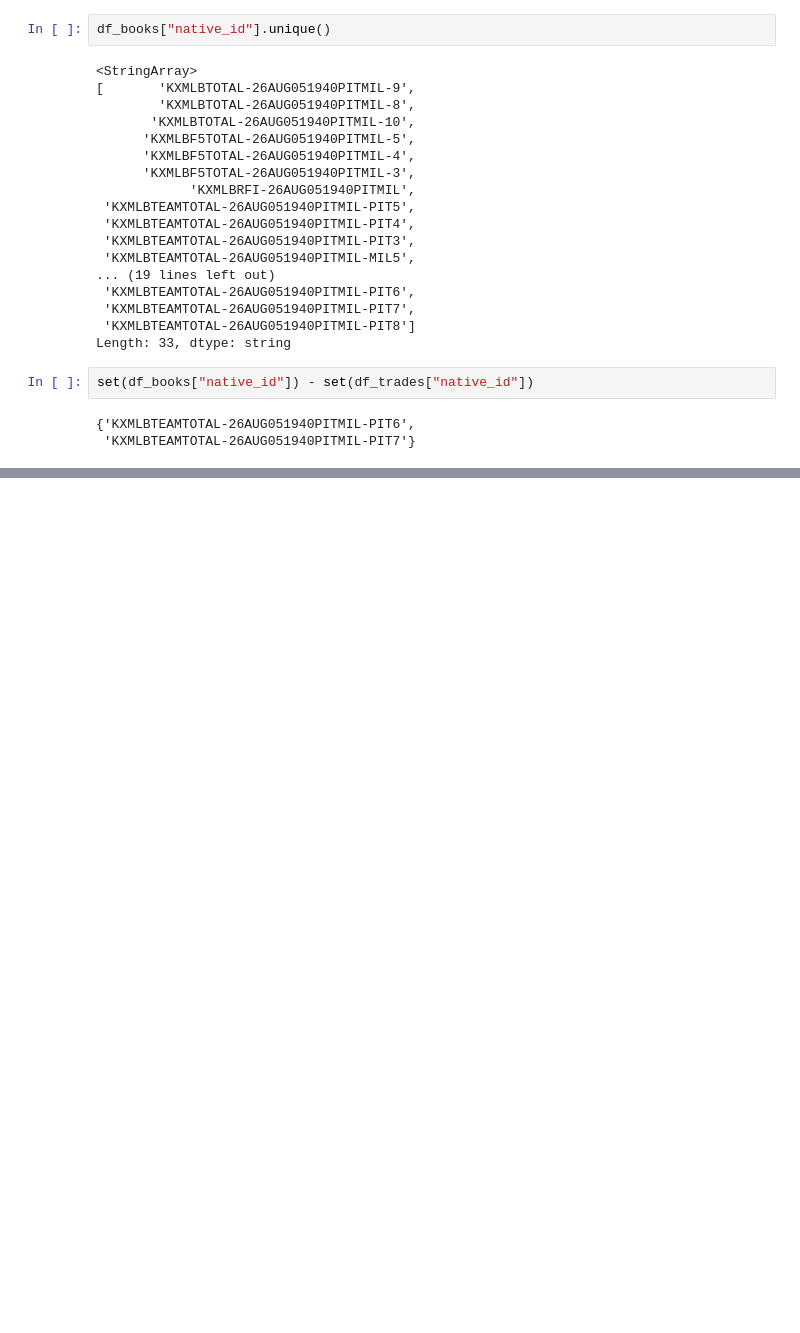
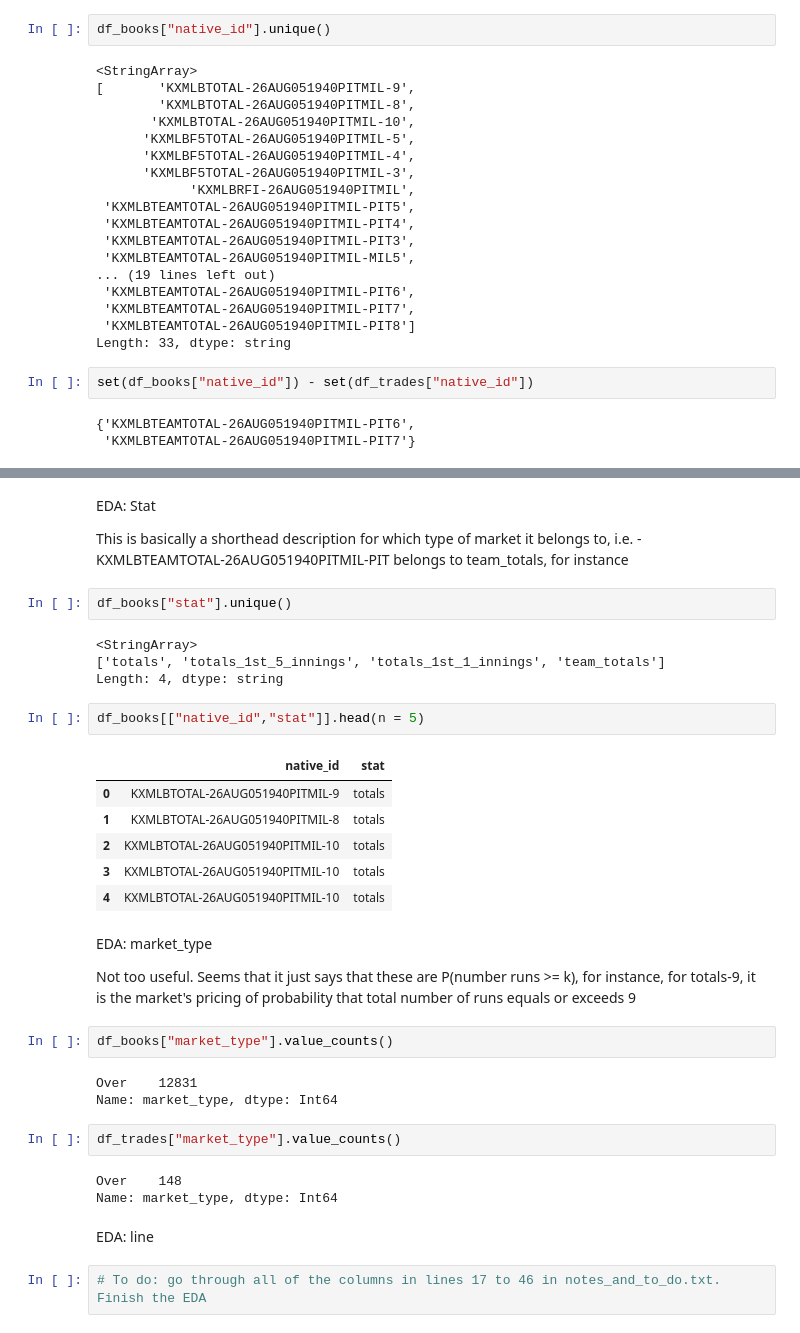
Before and after one commit to jzl4/prediction_market_project, a Jupyter notebook: data_exploration.ipynb, the cells around one changed output, grey strips where cells are left out. Saved outputs shown, nothing was run; the diff lists cells and outputs as text; blank space fills up the shorter version.

```diff
--- a/data_exploration.ipynb
+++ b/data_exploration.ipynb
@@ -229,0 +300,37 @@ set(df_books["native_id"]) - set(df_trades["native_id"])
+# %% [markdown]
+EDA: Stat
+
+This is basically a shorthead description for which type of market it belongs to, i.e. - KXMLBTEAMTOTAL-26AUG051940PITMIL-PIT belongs to team_totals, for instance
+# %%
+df_books["stat"].unique()
+# %% [output]
+<StringArray>
+['totals', 'totals_1st_5_innings', 'totals_1st_1_innings', 'team_totals']
+Length: 4, dtype: string
+# %%
+df_books[["native_id","stat"]].head(n = 5)
+# %% [output]
+|  | native_id | stat |
+| 0 | KXMLBTOTAL-26AUG051940PITMIL-9 | totals |
+| 1 | KXMLBTOTAL-26AUG051940PITMIL-8 | totals |
+| 2 | KXMLBTOTAL-26AUG051940PITMIL-10 | totals |
+| 3 | KXMLBTOTAL-26AUG051940PITMIL-10 | totals |
+| 4 | KXMLBTOTAL-26AUG051940PITMIL-10 | totals |
+# %% [markdown]
+EDA: market_type
+
+Not too useful.  Seems that it just says that these are P(number runs >= k), for instance, for totals-9, it is the market's pricing of probability that total number of runs equals or exceeds 9
+# %%
+df_books["market_type"].value_counts()
+# %% [output]
+Over    12831
+Name: market_type, dtype: Int64
+# %%
+df_trades["market_type"].value_counts()
+# %% [output]
+Over    148
+Name: market_type, dtype: Int64
+# %% [markdown]
+EDA: line
+# %%
+# To do: go through all of the columns in lines 17 to 46 in notes_and_to_do.txt.  Finish the EDA
```
Also changed, not shown: parts of 9 cells of this notebook, 1 other file.
